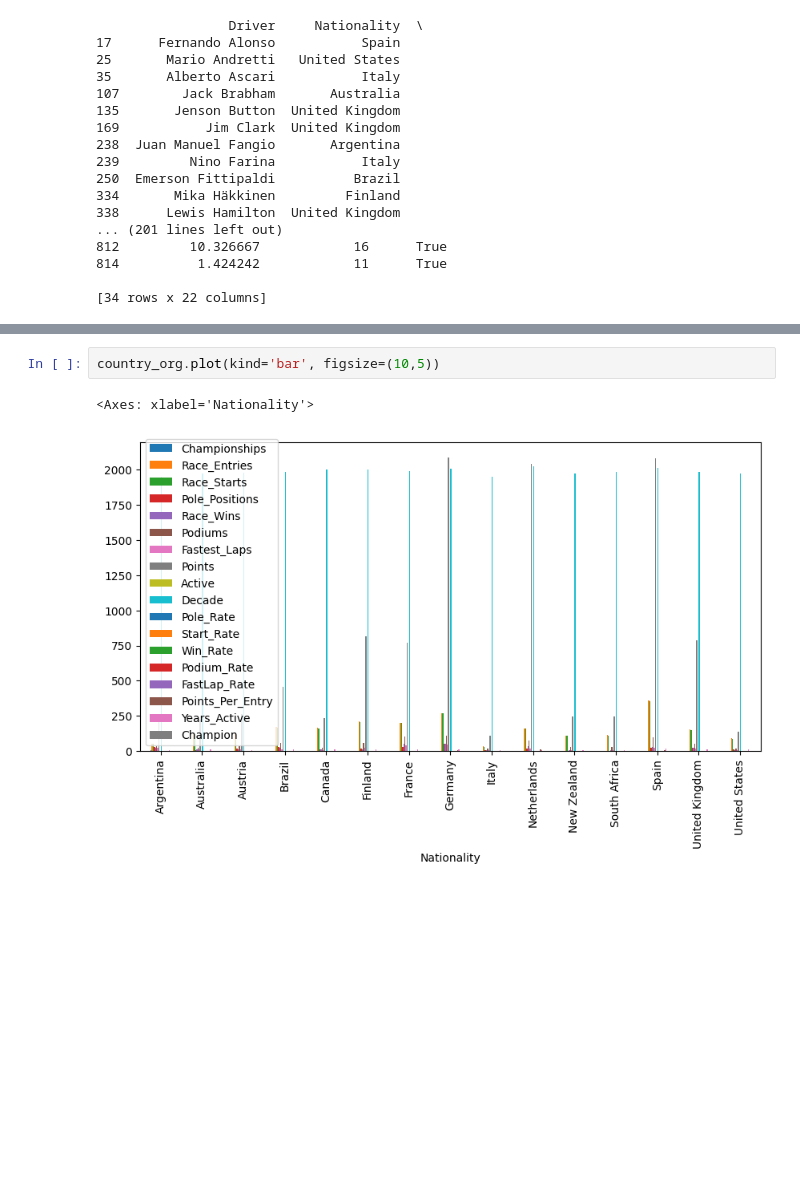
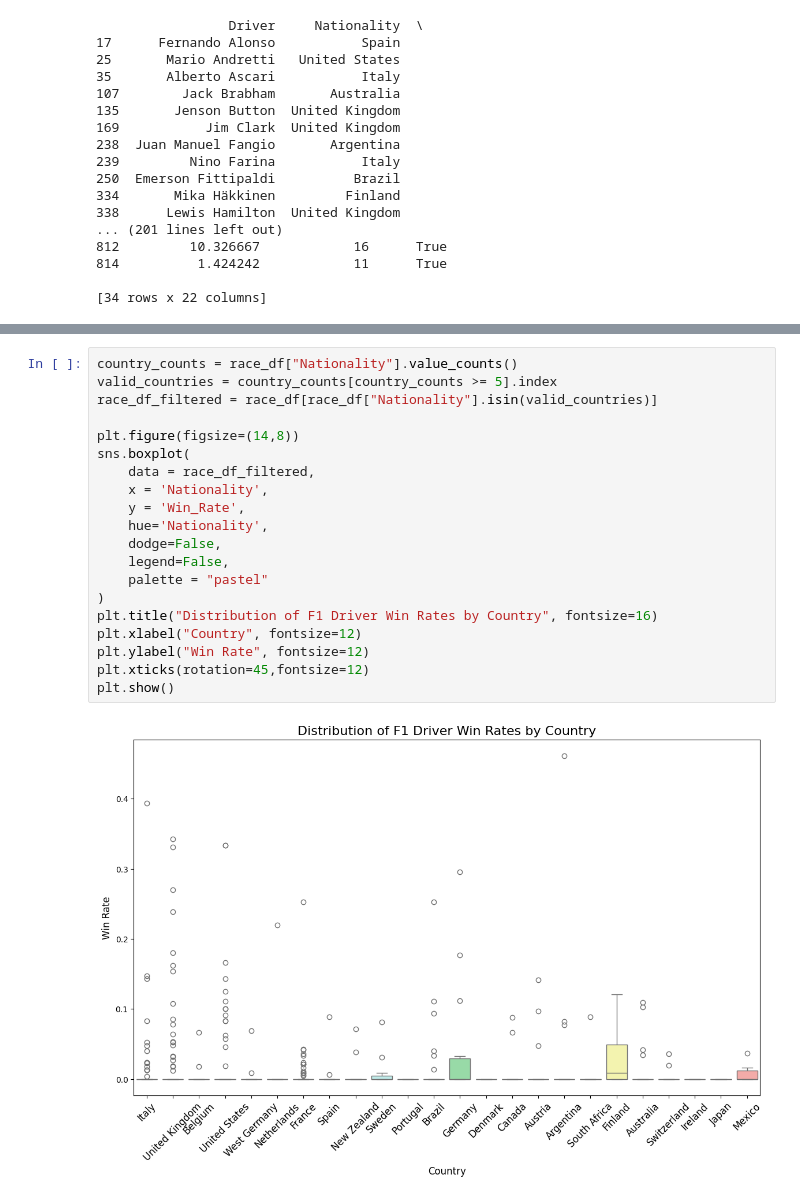
Before and after one commit to ryakkalauncc/4122project1, a Jupyter notebook: ITCS4122Project1.ipynb, the cells around one changed output, grey strips where cells are left out. Saved outputs shown, nothing was run; the diff lists cells and outputs as text; blank space fills up the shorter version.

```diff
--- a/ITCS4122Project1.ipynb
+++ b/ITCS4122Project1.ipynb
@@ -85,8 +90,25 @@ country_org
 | Spain | 2.000000 | 359.000000 | 356.000000 | 22.000000 | 32.000000 | 99.000000 | 23.000000 | ... |
 | United Kingdom | 2.000000 | 153.800000 | 151.400000 | 25.200000 | 25.600000 | 51.800000 | 19.500000 | ... |
 | United States | 1.000000 | 91.500000 | 88.500000 | 12.000000 | 7.500000 | 17.500000 | 8.000000 | ... |
-# %%
-country_org.plot(kind='bar', figsize=(10,5))
-# %% [output]
-<Axes: xlabel='Nationality'>
-[figure, removed]
+# %%
+country_counts = race_df["Nationality"].value_counts()
+valid_countries = country_counts[country_counts >= 5].index
+race_df_filtered = race_df[race_df["Nationality"].isin(valid_countries)]
+
+plt.figure(figsize=(14,8))
+sns.boxplot(
+    data = race_df_filtered,
+    x = 'Nationality',
+    y = 'Win_Rate',
+    hue='Nationality',
+    dodge=False,
+    legend=False,
+    palette = "pastel"
+)
+plt.title("Distribution of F1 Driver Win Rates by Country", fontsize=16)
+plt.xlabel("Country", fontsize=12)
+plt.ylabel("Win Rate", fontsize=12)
+plt.xticks(rotation=45,fontsize=12)
+plt.show()
+# %% [output]
+[figure, added]
```
Also changed, not shown: parts of 10 cells of this notebook.
